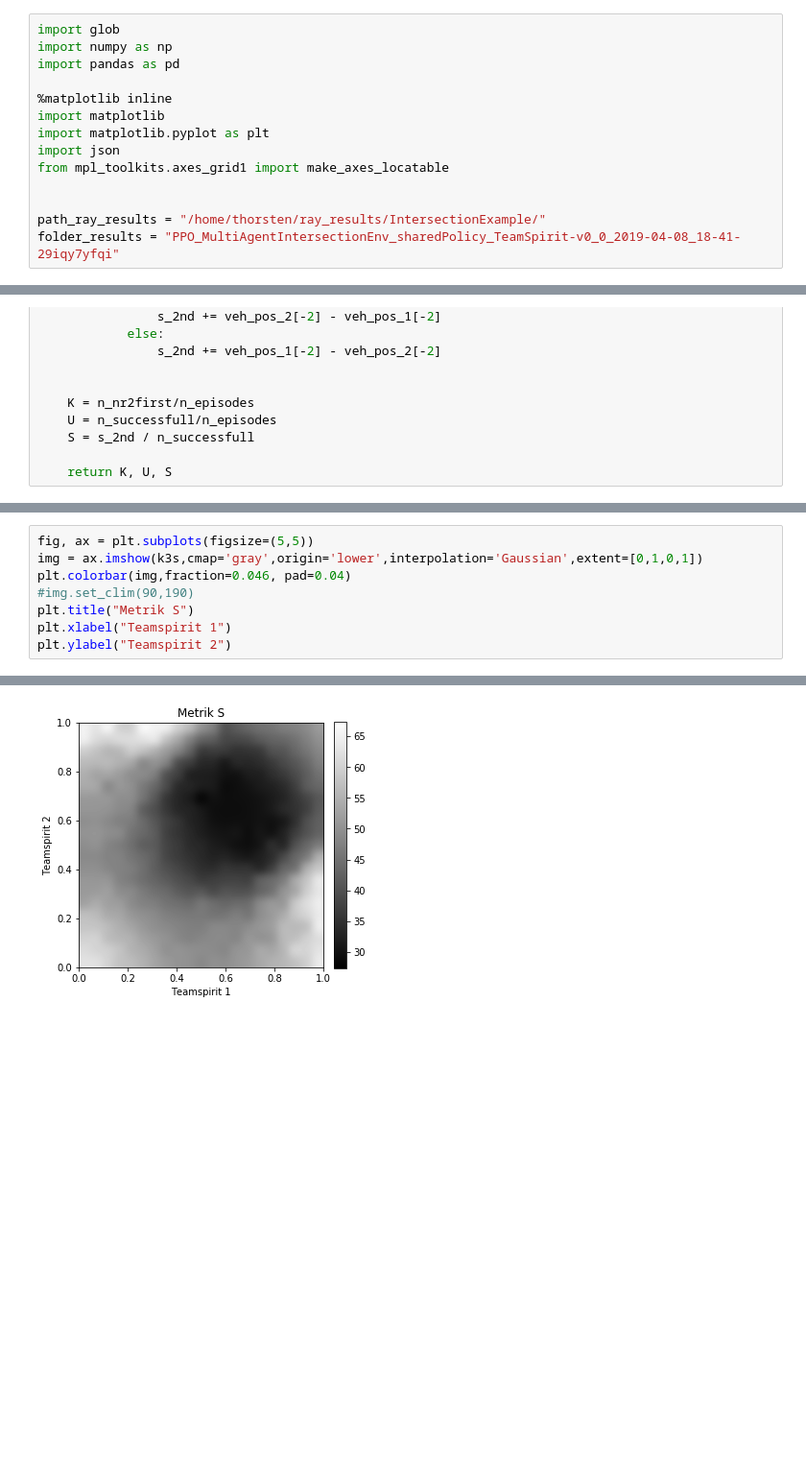
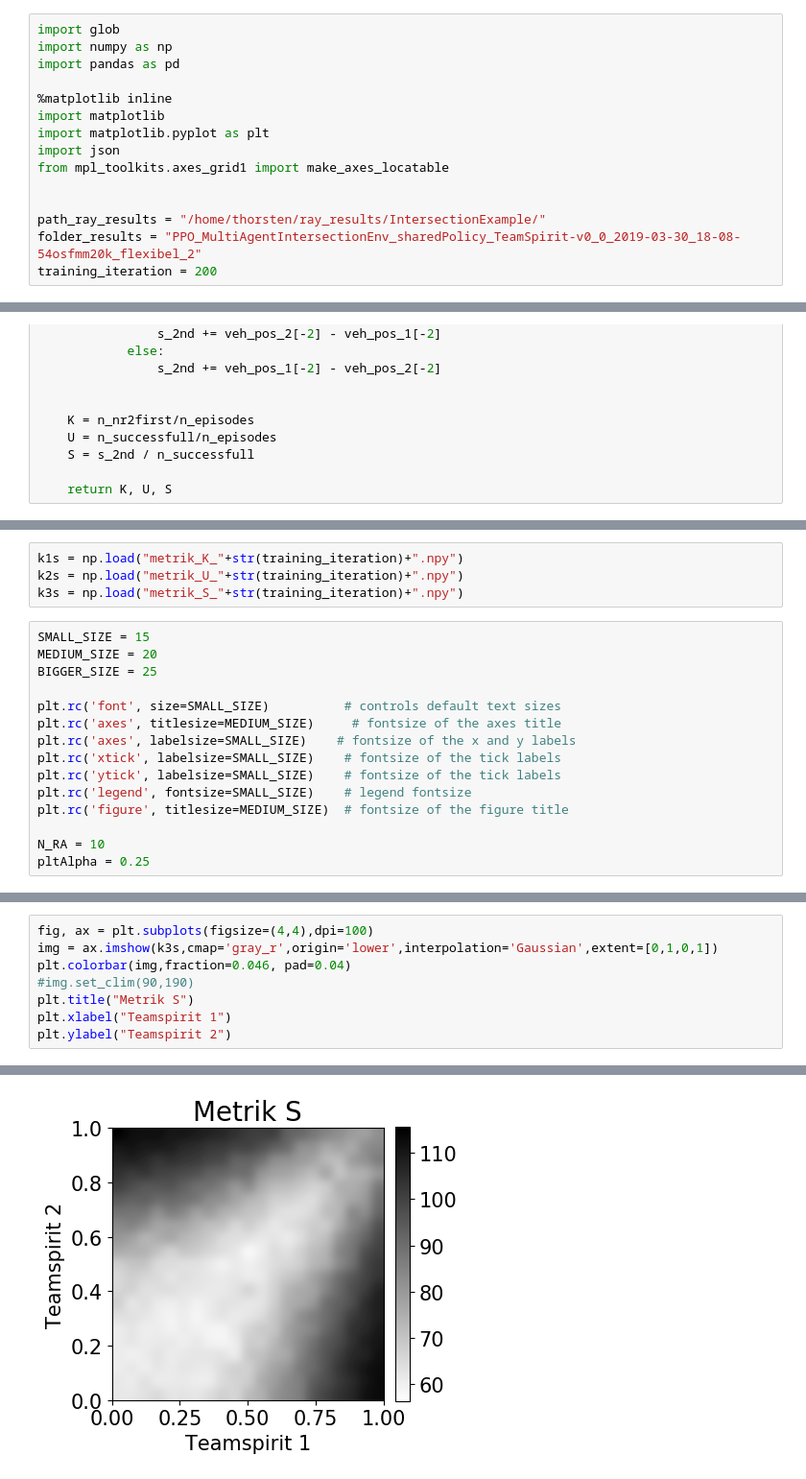
Before and after one commit to MouvementMondial/flow, a Jupyter notebook: Diplomarbeit/Auswertung_teamspirit_1.ipynb, the cells around one changed output, grey strips where cells are left out. Shown at 96% size. Cells and saved outputs as stored; diff of their text form; blank space fills up the shorter version.

Commit message:
metrik teamspirit

```diff
--- a/Diplomarbeit/Auswertung_teamspirit_1.ipynb
+++ b/Diplomarbeit/Auswertung_teamspirit_1.ipynb
@@ -11,7 +11,8 @@ from mpl_toolkits.axes_grid1 import make_axes_locatable
 
 
 path_ray_results = "/home/thorsten/ray_results/IntersectionExample/"
-folder_results = "PPO_MultiAgentIntersectionEnv_sharedPolicy_TeamSpirit-v0_0_2019-04-08_18-41-29iqy7yfqi"
+folder_results = "PPO_MultiAgentIntersectionEnv_sharedPolicy_TeamSpirit-v0_0_2019-03-30_18-08-54osfmm20k_flexibel_2"
+training_iteration = 200
 # %%
 def getMetrics(folder_logs):
     filenames_log = glob.glob( folder_logs + "/log_*.csv")
@@ -97,0 +103,19 @@ for teamspirit_0 in range(-10,11):
+# %%
+k1s = np.load("metrik_K_"+str(training_iteration)+".npy")
+k2s = np.load("metrik_U_"+str(training_iteration)+".npy")
+k3s = np.load("metrik_S_"+str(training_iteration)+".npy")
+# %%
+SMALL_SIZE = 15
+MEDIUM_SIZE = 20
+BIGGER_SIZE = 25
+
+plt.rc('font', size=SMALL_SIZE)          # controls default text sizes
+plt.rc('axes', titlesize=MEDIUM_SIZE)     # fontsize of the axes title
+plt.rc('axes', labelsize=SMALL_SIZE)    # fontsize of the x and y labels
+plt.rc('xtick', labelsize=SMALL_SIZE)    # fontsize of the tick labels
+plt.rc('ytick', labelsize=SMALL_SIZE)    # fontsize of the tick labels
+plt.rc('legend', fontsize=SMALL_SIZE)    # legend fontsize
+plt.rc('figure', titlesize=MEDIUM_SIZE)  # fontsize of the figure title
+
+N_RA = 10
+pltAlpha = 0.25
@@ -120,11 +169,11 @@ Text(0, 0.5, 'Teamspirit 2')
 # %%
-fig, ax = plt.subplots(figsize=(5,5))
-img = ax.imshow(k3s,cmap='gray',origin='lower',interpolation='Gaussian',extent=[0,1,0,1])
+fig, ax = plt.subplots(figsize=(4,4),dpi=100)
+img = ax.imshow(k3s,cmap='gray_r',origin='lower',interpolation='Gaussian',extent=[0,1,0,1])
 plt.colorbar(img,fraction=0.046, pad=0.04)
 #img.set_clim(90,190)
 plt.title("Metrik S")
 plt.xlabel("Teamspirit 1")
 plt.ylabel("Teamspirit 2")
 # %% [output]
 Text(0, 0.5, 'Teamspirit 2')
-[figure, old version]
+[figure, new version]
```
Also changed, not shown: parts of 5 cells of this notebook, 12 other files.
